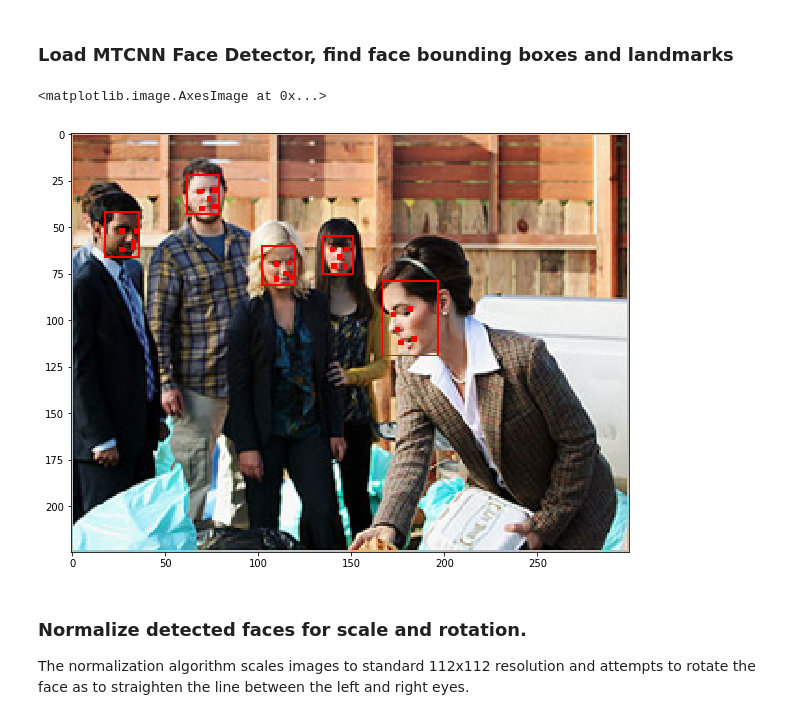
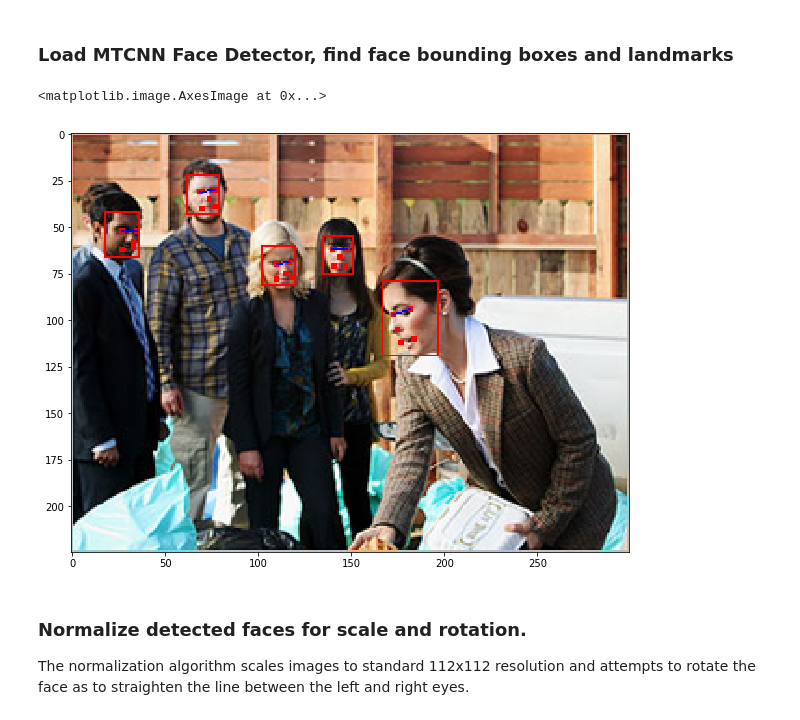
Before and after one commit to glefundes/mobile-face-gaze, a Jupyter notebook: step-by-step.ipynb, the cells around one changed output. Drawn from its saved outputs; the diff is of its cells as text; code cells hidden in the pictures.

```diff
--- a/step-by-step.ipynb
+++ b/step-by-step.ipynb
@@ -30,13 +30,13 @@ plt.imshow(image)
 # %%
 face_detector = FaceDetector(device=device)
 bboxes, landmarks = face_detector.detect(image)
-image_bboxes = show_bboxes(image, bboxes, landmarks)
+image_bboxes = show_bboxes(image, bboxes, landmarks, width=1, eyeline=True)
 
 plt.figure(figsize=(10,10))
 plt.imshow(image_bboxes)
 # %% [output]
 <matplotlib.image.AxesImage at 0x...>
-[figure, old version]
+[figure, new version]
 # %% [markdown]
 ### Normalize detected faces for scale and rotation.
 The normalization algorithm scales images to standard 112x112 resolution and attempts to rotate the face as to straighten the line between the left and right eyes.
```
Also changed, not shown: parts of 1 cell of this notebook, 4 other files.
